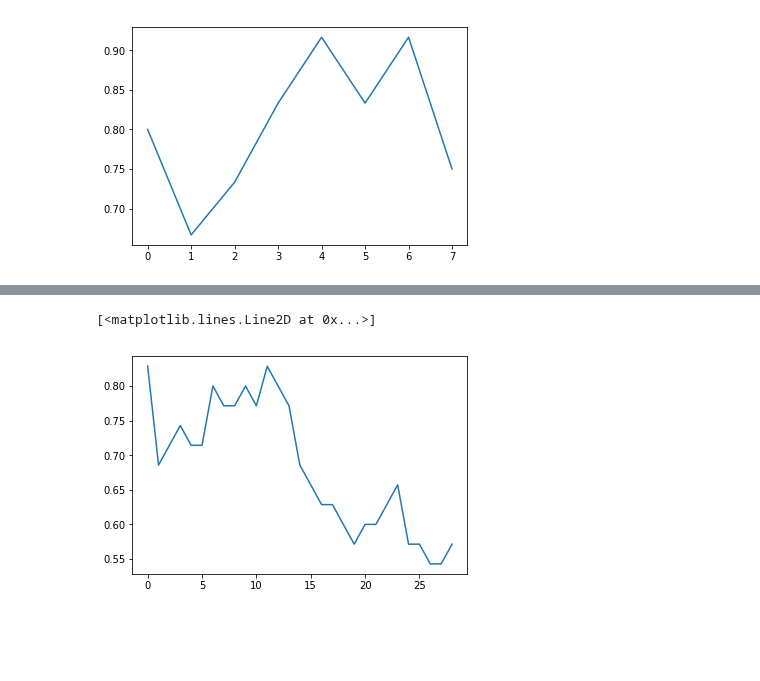
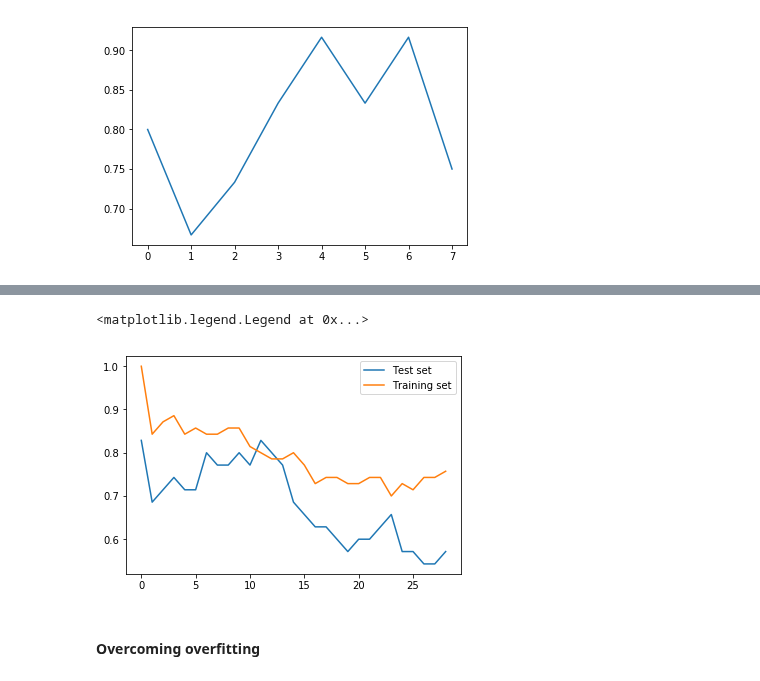
Before and after one commit to hgit2/IAproject, a Jupyter notebook: Projet_IA_clustering_classification_hana.ipynb, the cells around one changed output, grey strips where cells are left out. Drawn from its saved outputs; the diff is of its cells as text; code cells hidden in the pictures; blank space fills up the shorter version.

```diff
--- a/Projet_IA_clustering_classification_hana.ipynb
+++ b/Projet_IA_clustering_classification_hana.ipynb
@@ -883,10 +880,14 @@ plt.plot(scores['test_accuracy'])
 [figure]
 # %%
 # variation of the number of neighbours
-silhouette_coef = []
-accuracy = []
+train_accuracy = []
+test_accuracy = []
 for i in range(1,30):
-    model = neighbors.KNeighborsClassifier(n_neighbors=i, weights='uniform', p=2)
-    model.fit(data_train, label_train)
-    label_predict_i = model.predict(data_test)
-    accuracy.append(metrics.accuracy_score(label_test, label_predict_i))
+    model_i = neighbors.KNeighborsClassifier(n_neighbors=i, weights='uniform', p=2)
+    # Training
+    model_i.fit(data_train, label_train)
+    train_predict = model_i.predict(data_train)
+    # Testing
+    test_predict = model_i.predict(data_test)
+    train_accuracy.append(metrics.accuracy_score(label_train, train_predict))
+    test_accuracy.append(metrics.accuracy_score(label_test, test_predict))
@@ -913,5 +894,7 @@ accuracy
-# %%
-plt.plot(accuracy)
-# %% [output]
-[<matplotlib.lines.Line2D at 0x...>]
-[figure, removed]
+# %%
+plt.plot(test_accuracy, label="Test set")
+plt.plot(train_accuracy, label="Training set")
+plt.legend()
+# %% [output]
+<matplotlib.legend.Legend at 0x...>
+[figure, added]
@@ -917,0 +912,2 @@ plt.plot(accuracy)
+# %% [markdown]
+#### Overcoming overfitting
```
Also changed, not shown: parts of 16 cells of this notebook, 1 other file.
